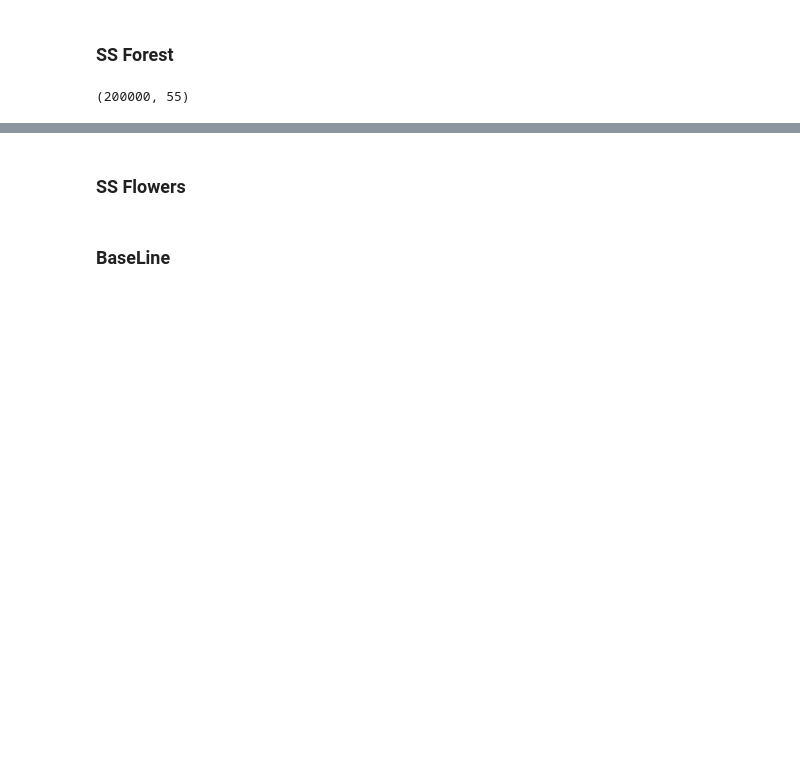
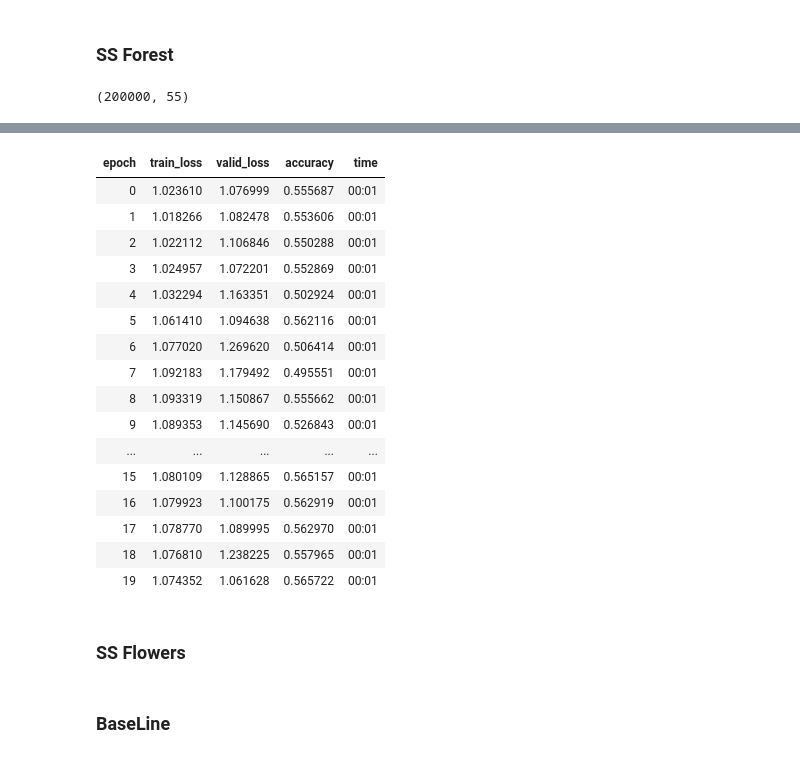
Before and after one commit to matanc1/tabnet, a Jupyter notebook: self_supervision.ipynb, the cells around one changed output, grey strips where cells are left out. Saved outputs shown, nothing was run; the diff lists cells and outputs as text; code cells hidden in the pictures; blank space fills up the shorter version.

```diff
--- a/self_supervision.ipynb
+++ b/self_supervision.ipynb
@@ -195,3 +241,23 @@ for p, t in zip(preds[0].tolist(), targs[0].tolist()):
+# %%
+l.fit_one_cycle(20, slice(5e-3, 1e-1))
+# %% [output]
+| epoch | train_loss | valid_loss | accuracy | time |
+| 0 | 1.023610 | 1.076999 | 0.555687 | 00:01 |
+| 1 | 1.018266 | 1.082478 | 0.553606 | 00:01 |
+| 2 | 1.022112 | 1.106846 | 0.550288 | 00:01 |
+| 3 | 1.024957 | 1.072201 | 0.552869 | 00:01 |
+| 4 | 1.032294 | 1.163351 | 0.502924 | 00:01 |
+| 5 | 1.061410 | 1.094638 | 0.562116 | 00:01 |
+| 6 | 1.077020 | 1.269620 | 0.506414 | 00:01 |
+| 7 | 1.092183 | 1.179492 | 0.495551 | 00:01 |
+| 8 | 1.093319 | 1.150867 | 0.555662 | 00:01 |
+| 9 | 1.089353 | 1.145690 | 0.526843 | 00:01 |
+| ... | ... | ... | ... | ... |
+| 15 | 1.080109 | 1.128865 | 0.565157 | 00:01 |
+| 16 | 1.079923 | 1.100175 | 0.562919 | 00:01 |
+| 17 | 1.078770 | 1.089995 | 0.562970 | 00:01 |
+| 18 | 1.076810 | 1.238225 | 0.557965 | 00:01 |
+| 19 | 1.074352 | 1.061628 | 0.565722 | 00:01 |
 # %% [markdown]
 ### SS Flowers
 # %%
```
Also changed, not shown: parts of 17 cells of this notebook, 1 other file.
